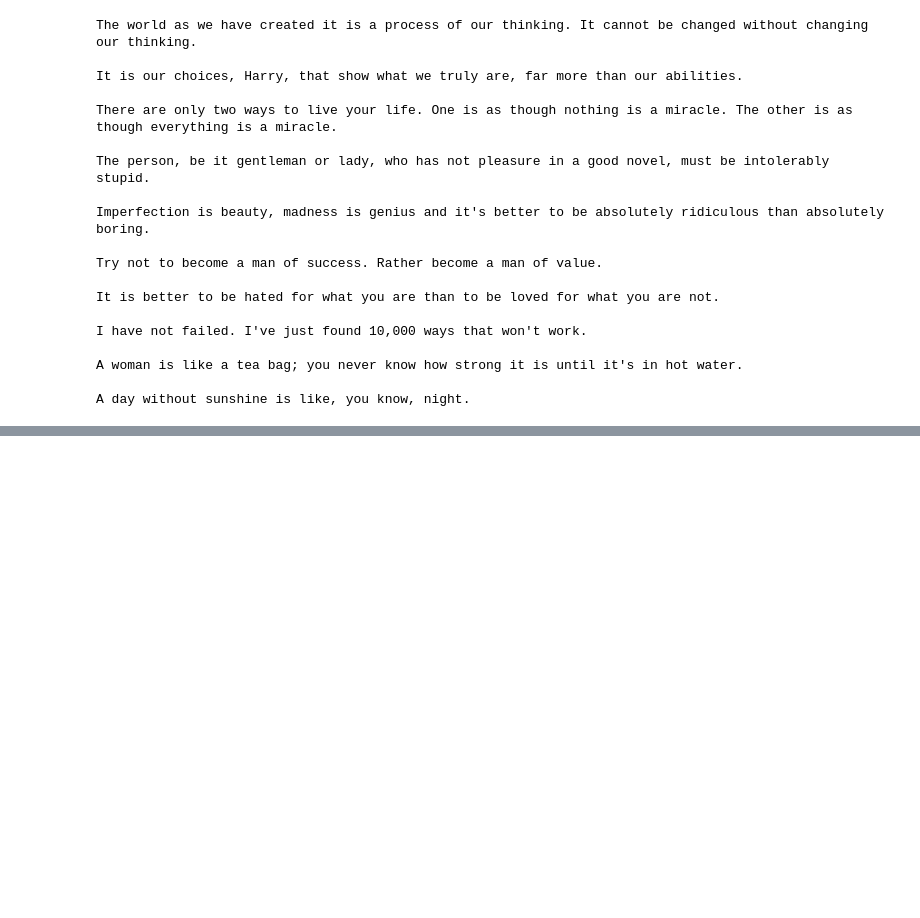
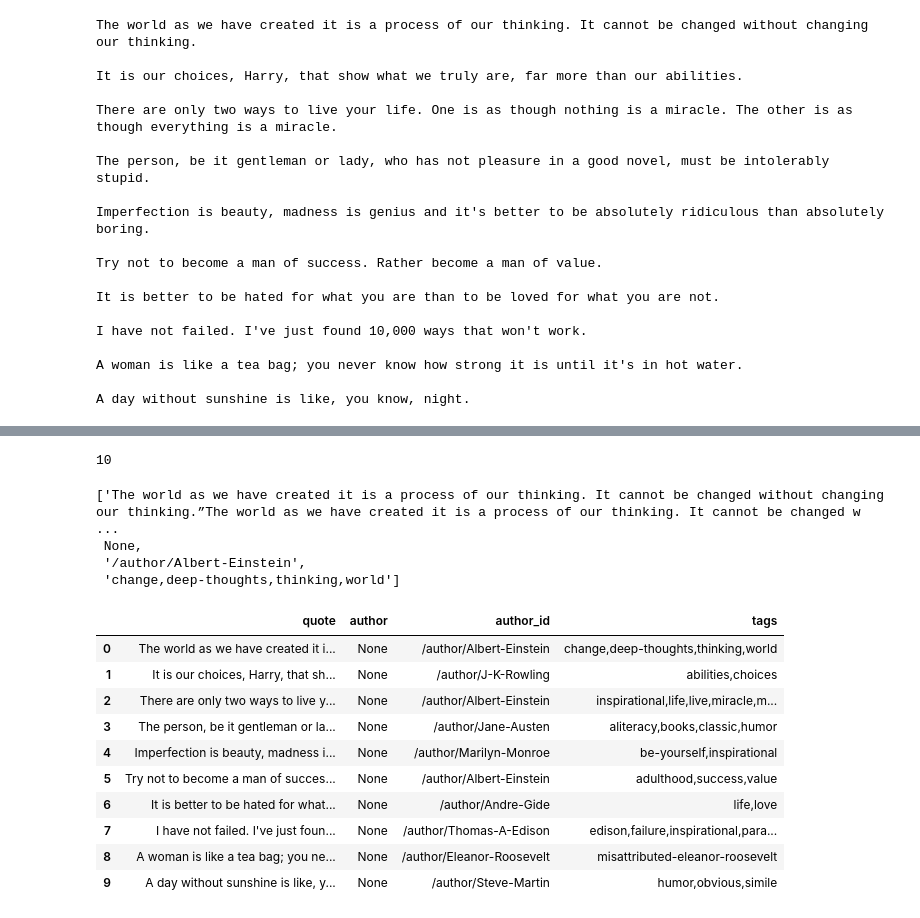
Before and after one commit to sagprr/Data_Science, a Jupyter notebook: Data Analysis/web_Scraping/Scraping_Articles.ipynb, the cells around one changed output, grey strips where cells are left out. Drawn from its saved outputs; the diff is of its cells as text; code cells hidden in the pictures; blank space fills up the shorter version.

```diff
--- a/Data Analysis/web_Scraping/Scraping_Articles.ipynb
+++ b/Data Analysis/web_Scraping/Scraping_Articles.ipynb
@@ -143,0 +144,6 @@ quotes
+# %%
+for sp in soup.find_all('div',class_="quote"):
+  print(sp)
+
+  quote = sp.find('span',class_ = 'text').text[1:-1]
+  print()
@@ -143,0 +216,5 @@ quotes
+# %%
+tags = []
+
+for tag in sp.find_all('a',class_ = 'tag'):
+  tags.append(tag.text)
@@ -143,0 +229,21 @@ quotes
+# %%
+data=[]
+for sp in soup.find_all('div',class_='quote'):
+
+  quote = sp.find('span',class_ = 'text').text[1:-1]
+  author = sp.find('small').tezt
+  author_id = sp.find('a').get('href')
+
+  tags = []
+  for tag in sp.find_all('a',class_='tag'):
+    tags.append(tag.text)
+
+  tags = ','.join(tags)
+
+
+  data.append([quote,author,author_id,tags])
+  print(quote)
+  print(author)
+  print(author_id)
+  print(tags)
+  print()
@@ -143,0 +288,11 @@ quotes
+# %%
+len(data)
+# %% [output]
+10
+# %%
+data[0]
+# %% [output]
+['The world as we have created it is a process of our thinking. It cannot be changed without changing our thinking.”The world as we have created it is a process of our thinking. It cannot be changed w ...
+ None,
+ '/author/Albert-Einstein',
+ 'change,deep-thoughts,thinking,world']
@@ -143,0 +301,2 @@ quotes
+# %%
+df = pd.DataFrame(data,columns=['quote','author','author_id','tags'])
@@ -143,0 +305,14 @@ quotes
+# %%
+df
+# %% [output]
+|  | quote | author | author_id | tags |
+| 0 | The world as we have created it i... | None | /author/Albert-Einstein | change,deep-thoughts,thinking,world |
+| 1 | It is our choices, Harry, that sh... | None | /author/J-K-Rowling | abilities,choices |
+| 2 | There are only two ways to live y... | None | /author/Albert-Einstein | inspirational,life,live,miracle,m... |
+| 3 | The person, be it gentleman or la... | None | /author/Jane-Austen | aliteracy,books,classic,humor |
+| 4 | Imperfection is beauty, madness i... | None | /author/Marilyn-Monroe | be-yourself,inspirational |
+| 5 | Try not to become a man of succes... | None | /author/Albert-Einstein | adulthood,success,value |
+| 6 | It is better to be hated for what... | None | /author/Andre-Gide | life,love |
+| 7 | I have not failed. I've just foun... | None | /author/Thomas-A-Edison | edison,failure,inspirational,para... |
+| 8 | A woman is like a tea bag; you ne... | None | /author/Eleanor-Roosevelt | misattributed-eleanor-roosevelt |
+| 9 | A day without sunshine is like, y... | None | /author/Steve-Martin | humor,obvious,simile |
```
Also changed, not shown: parts of 14 cells of this notebook, 1 other file.
